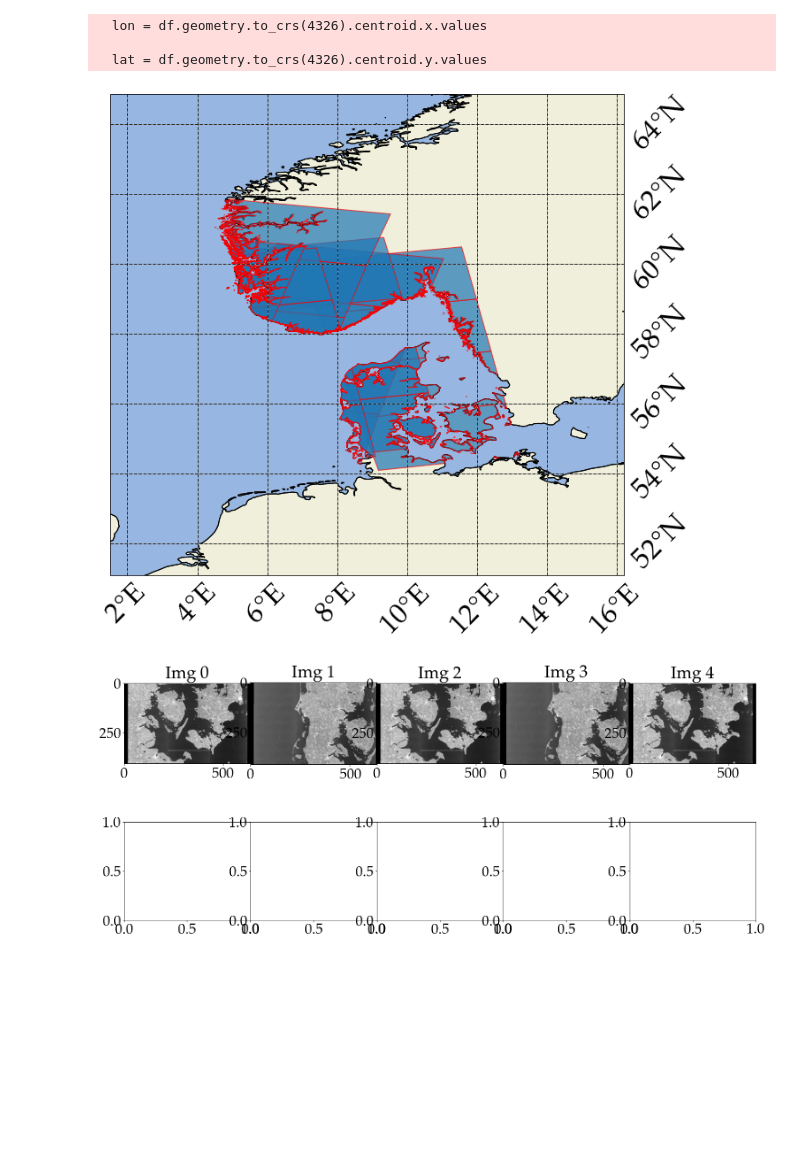
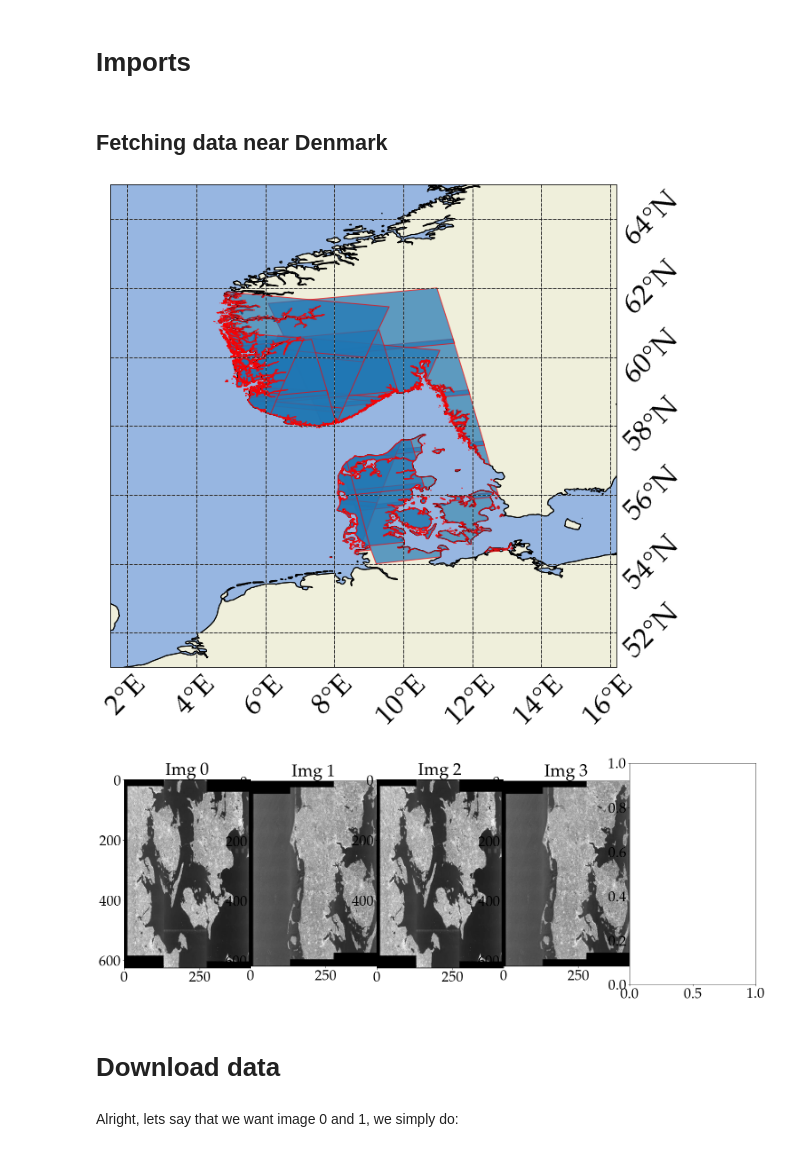
Before and after one commit to aalling93/Sentinel_1_python, a Jupyter notebook: test.ipynb, the cells around one changed output. Saved outputs shown, nothing was run; the diff lists cells and outputs as text; code cells hidden in the pictures; blank space fills up the shorter version.

```diff
--- a/test.ipynb
+++ b/test.ipynb
@@ -1,19 +11,24 @@
+# %% [markdown]
+# Imports
 # %%
 import sentinel_download
 from sentinel_download import Sentinel_metadata, Satellite_download
+# %% [markdown]
+## Fetching data near Denmark
 # %%
 with Sentinel_metadata() as met:
     met.area([5,10,55,60])
-    met.get_metadata(sensor='s1_grd',start_data='20191209',end_date='20191212')
-    met.iw()
-    met.land()
-    met.plot_image_areas()
-    met.show_cross_pol(5)
+    met.get_metadata(sensor='s1_slc',start_data='20191209',end_date='20191212')
+    met.iw() #filer so we only have IW
+    met.land() # filer so we only have images over land
+    met.plot_image_areas() # Showing extent of images
+    met.show_cross_pol(4) # Plotting the 5 first images.
 # %% [output]
-  lon = df.geometry.to_crs(4326).centroid.x.values
-
-  lat = df.geometry.to_crs(4326).centroid.y.values
-[figure, old version]
+[figure, new version]
-[figure, old version]
+[figure, new version]
+# %% [markdown]
+# Download data
+# %% [markdown]
+Alright, lets say that we want image 0 and 1, we simply do:
 # %%
 with Satellite_download(met.products_df[0:3]) as dwl:
```
Also changed, not shown: parts of 3 cells of this notebook, 6 other files.
